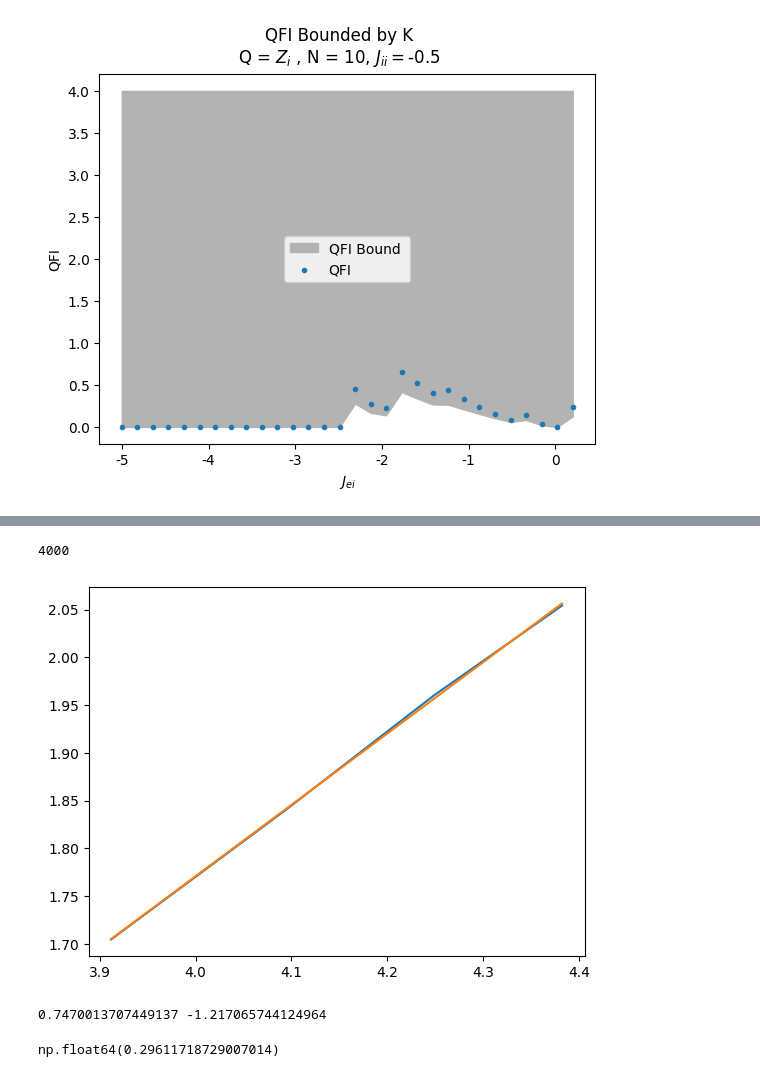
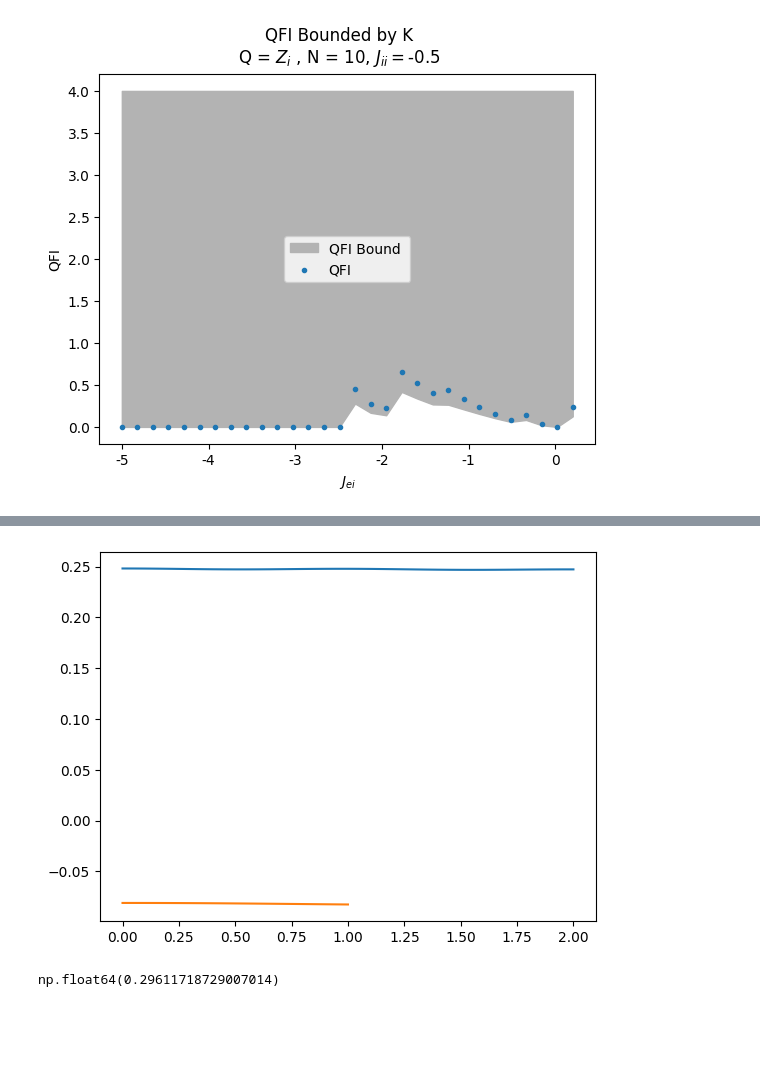
Before and after one commit to IanROsborne/Quantum_Metrology_Fisher_LG, a Jupyter notebook: TFIM/TFI_DMRG_TeNPy.ipynb, the cells around one changed output, grey strips where cells are left out. Saved outputs shown, nothing was run; the diff lists cells and outputs as text; code cells hidden in the pictures; blank space fills up the shorter version.

```diff
--- a/TFIM/TFI_DMRG_TeNPy.ipynb
+++ b/TFIM/TFI_DMRG_TeNPy.ipynb
@@ -413,27 +217,13 @@ print(psi.calculate_LG_correlator(op1 = 'Sp', op_sum = False, site = 0, scalar_p
-# %%
-extra_params['trunc_params']['chi_max']
-# %% [output]
-4000
 # %%
-[10, 16, 20, 26, 30]
-[6.7, 88, 230, 60 * 10 + 47, 1310]
-np.array([1 * 60 *60 + 13 * 60 + 23, 1 * 60 *60 + 37 * 60 + 1, 2 * 60 *60 + 7 * 60 + 56, 2 * 60 *60 + 32 * 60 + 23])
-
-xlist = np.array([ 50, 60, 70, 80])
-ylist = np.array([ 5.5, 6.3, 7.1, 7.8])
 
 fig, ax = plt.subplots(1)
-ax.plot(np.log(xlist), np.log(ylist))
+ax.plot(times, mydata)
 
-poly = np.polyfit(np.log(xlist), np.log(ylist), 1)
-ax.plot(np.log(xlist), poly[0] * np.log(xlist) + poly[1])
+ax.plot(tenpy_times, tenpy_data)
 
 plt.show()
-
-print(poly[0], poly[1])
 # %% [output]
-[figure, old version]
+[figure, new version]
-0.7470013707449137 -1.217065744124964
 # %%
 sec = np.exp(-8.85) * 50 **(4.7)
 np.exp(-1.217)
```
Also changed, not shown: parts of 13 cells of this notebook, 10 other files.
